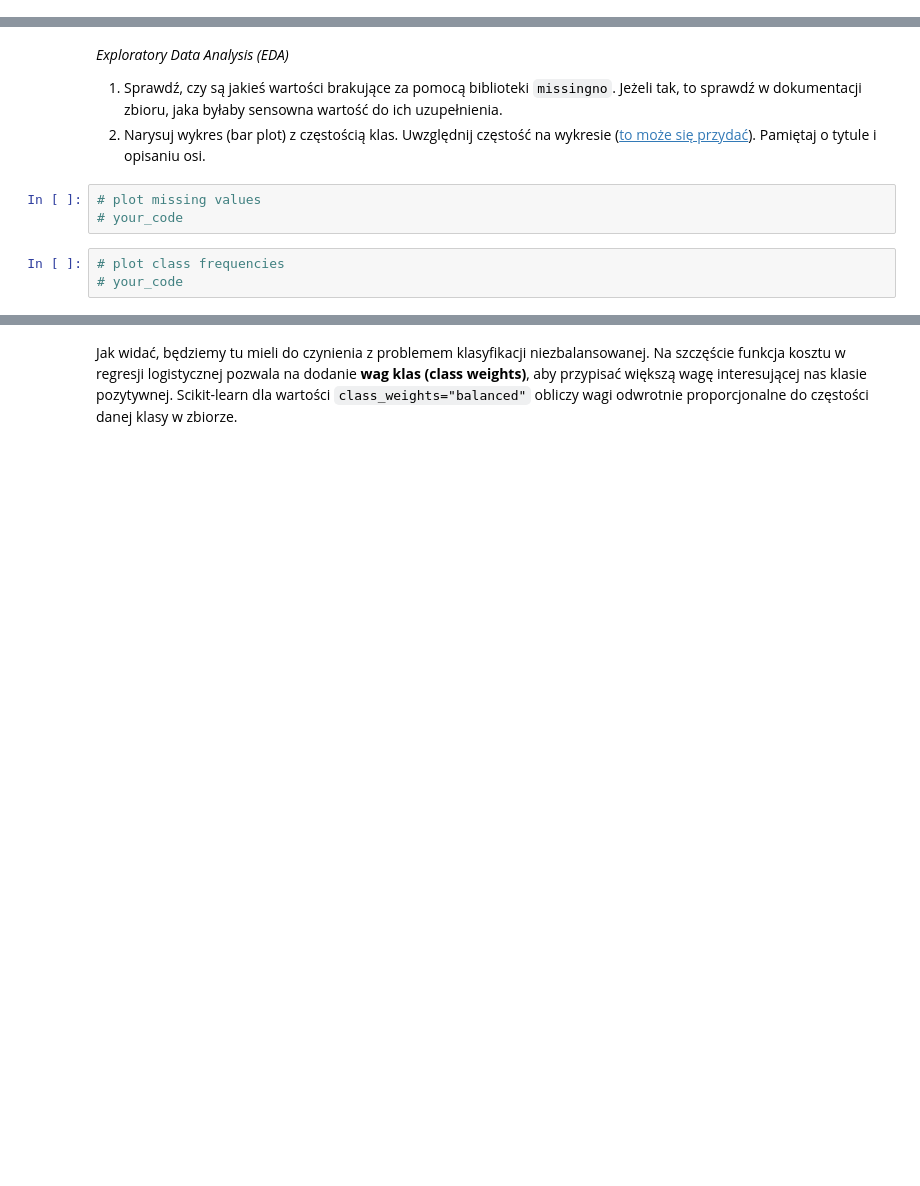
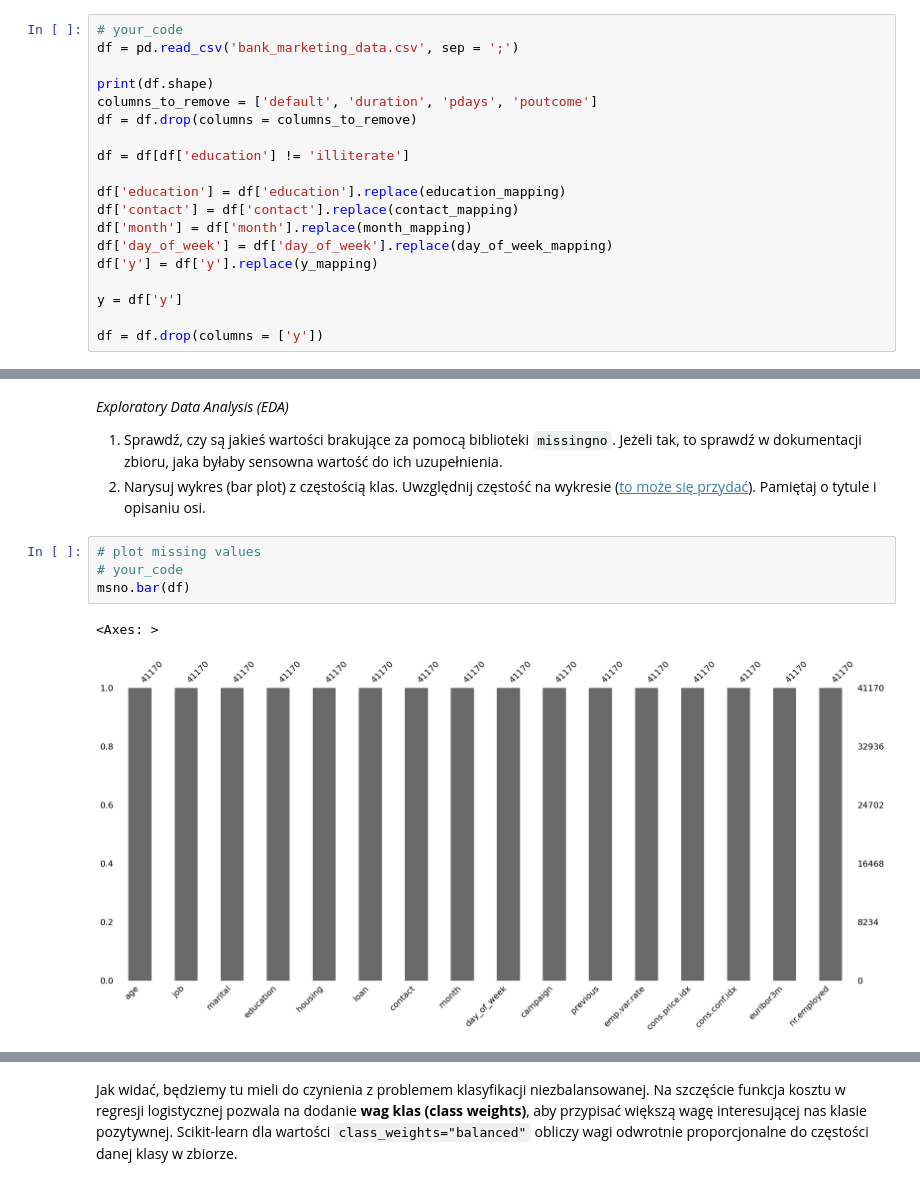
Before and after one commit to MaciejGrzybacz/AI_Course, a Jupyter notebook: lab1/lab_1.ipynb, the cells around one changed output, grey strips where cells are left out. Saved outputs shown, nothing was run; the diff lists cells and outputs as text; blank space fills up the shorter version.

```diff
--- a/lab1/lab_1.ipynb
+++ b/lab1/lab_1.ipynb
@@ -1148,0 +1145,19 @@ y_mapping = {
+# %%
+# your_code
+df = pd.read_csv('bank_marketing_data.csv', sep = ';')
+
+print(df.shape)
+columns_to_remove = ['default', 'duration', 'pdays', 'poutcome']
+df = df.drop(columns = columns_to_remove)
+
+df = df[df['education'] != 'illiterate']
+
+df['education'] = df['education'].replace(education_mapping)
+df['contact'] = df['contact'].replace(contact_mapping)
+df['month'] = df['month'].replace(month_mapping)
+df['day_of_week'] = df['day_of_week'].replace(day_of_week_mapping)
+df['y'] = df['y'].replace(y_mapping)
+
+y = df['y']
+
+df = df.drop(columns = ['y'])
@@ -1169,6 +1186,7 @@ assert [0,1] == sorted(df['contact'].unique())
 # %%
 # plot missing values
 # your_code
+msno.bar(df)
+# %% [output]
+<Axes: >
+[figure, added]
-# %%
-# plot class frequencies
-# your_code
```
Also changed, not shown: parts of 27 cells of this notebook, 3 other files.
